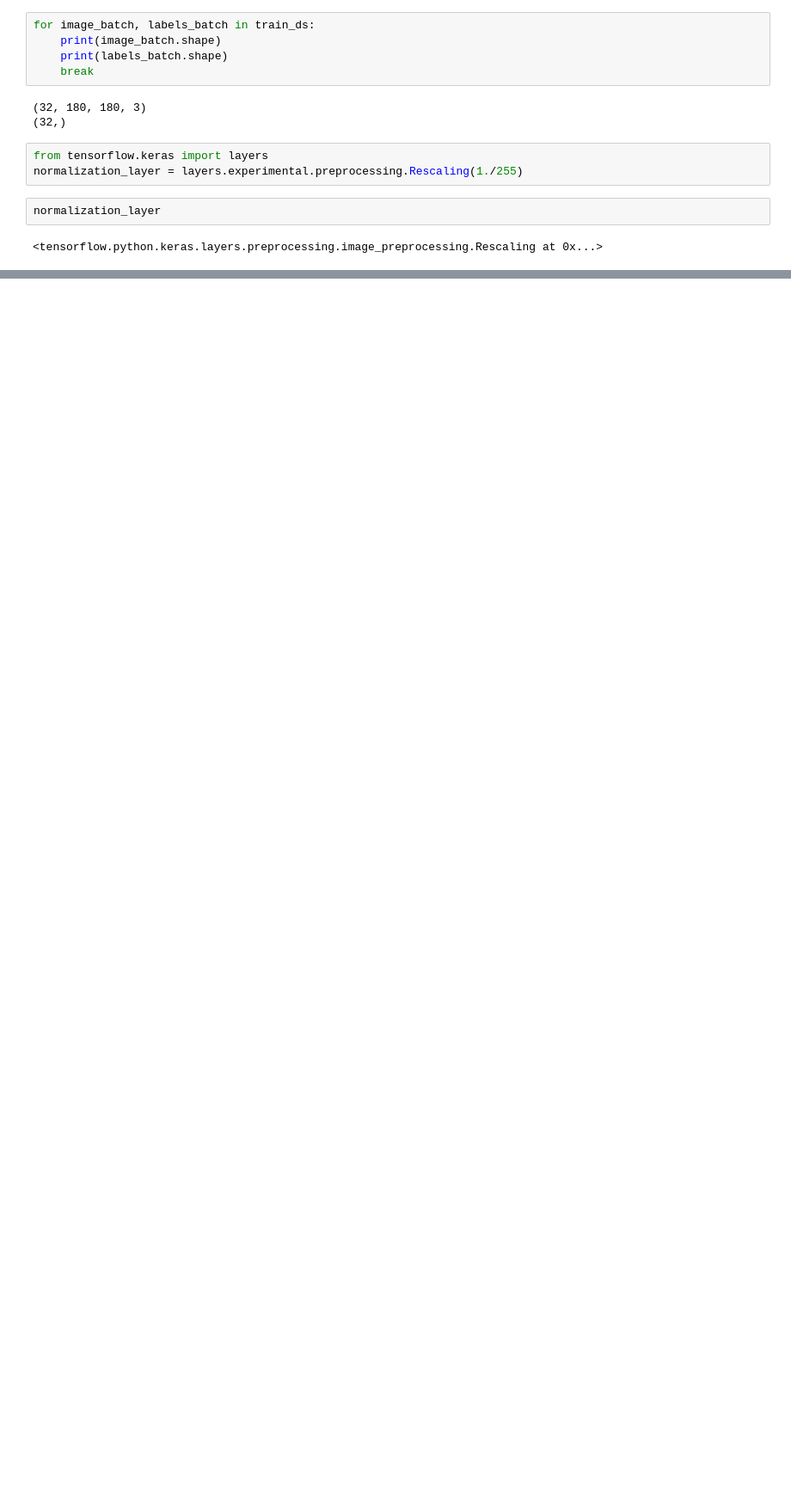
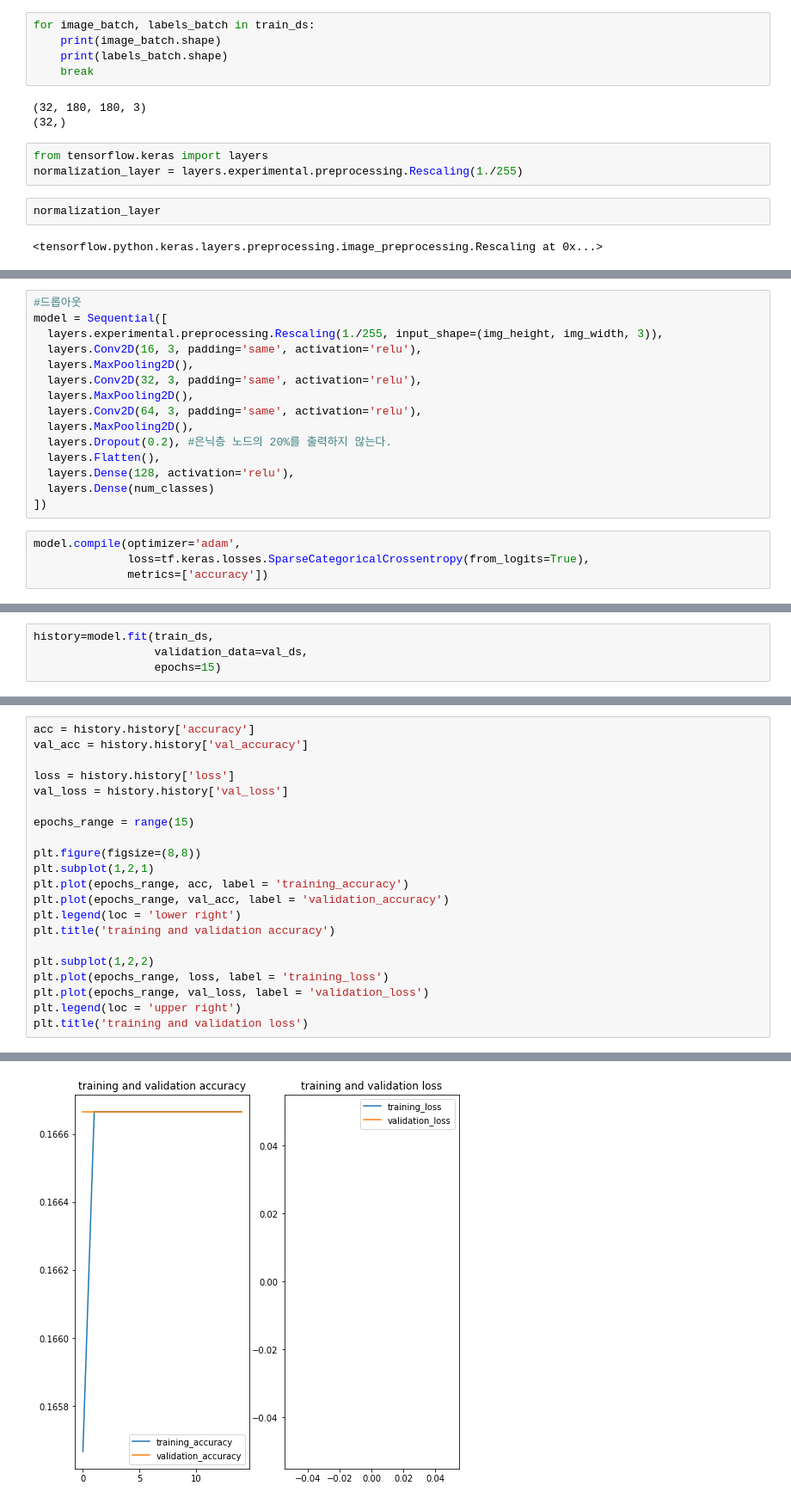
Before and after one commit to hhh6593/TIL, a Jupyter notebook: get_image_file_pr2.ipynb, the cells around one changed output, grey strips where cells are left out. Shown at 86% size. Cells and saved outputs as stored; diff of their text form; blank space fills up the shorter version.

```diff
--- a/get_image_file_pr2.ipynb
+++ b/get_image_file_pr2.ipynb
@@ -103,0 +213,19 @@ train_ds
+# %%
+#드롭아웃
+model = Sequential([
+  layers.experimental.preprocessing.Rescaling(1./255, input_shape=(img_height, img_width, 3)),
+  layers.Conv2D(16, 3, padding='same', activation='relu'),
+  layers.MaxPooling2D(),
+  layers.Conv2D(32, 3, padding='same', activation='relu'),
+  layers.MaxPooling2D(),
+  layers.Conv2D(64, 3, padding='same', activation='relu'),
+  layers.MaxPooling2D(),
+  layers.Dropout(0.2), #은닉층 노드의 20%를 출력하지 않는다.
+  layers.Flatten(),
+  layers.Dense(128, activation='relu'),
+  layers.Dense(num_classes)
+])
+# %%
+model.compile(optimizer='adam',
+              loss=tf.keras.losses.SparseCategoricalCrossentropy(from_logits=True),
+              metrics=['accuracy'])
@@ -103,0 +252,4 @@ train_ds
+# %%
+history=model.fit(train_ds,
+                  validation_data=val_ds,
+                  epochs=15)
@@ -103,0 +274,22 @@ train_ds
+# %%
+acc = history.history['accuracy']
+val_acc = history.history['val_accuracy']
+
+loss = history.history['loss']
+val_loss = history.history['val_loss']
+
+epochs_range = range(15)
+
+plt.figure(figsize=(8,8))
+plt.subplot(1,2,1)
+plt.plot(epochs_range, acc, label = 'training_accuracy')
+plt.plot(epochs_range, val_acc, label = 'validation_accuracy')
+plt.legend(loc = 'lower right')
+plt.title('training and validation accuracy')
+
+plt.subplot(1,2,2)
+plt.plot(epochs_range, loss, label = 'training_loss')
+plt.plot(epochs_range, val_loss, label = 'validation_loss')
+plt.legend(loc = 'upper right')
+plt.title('training and validation loss')
+# %% [output]
@@ -103,0 +297 @@ train_ds
+[figure, added]
```
Also changed, not shown: parts of 19 cells of this notebook.
